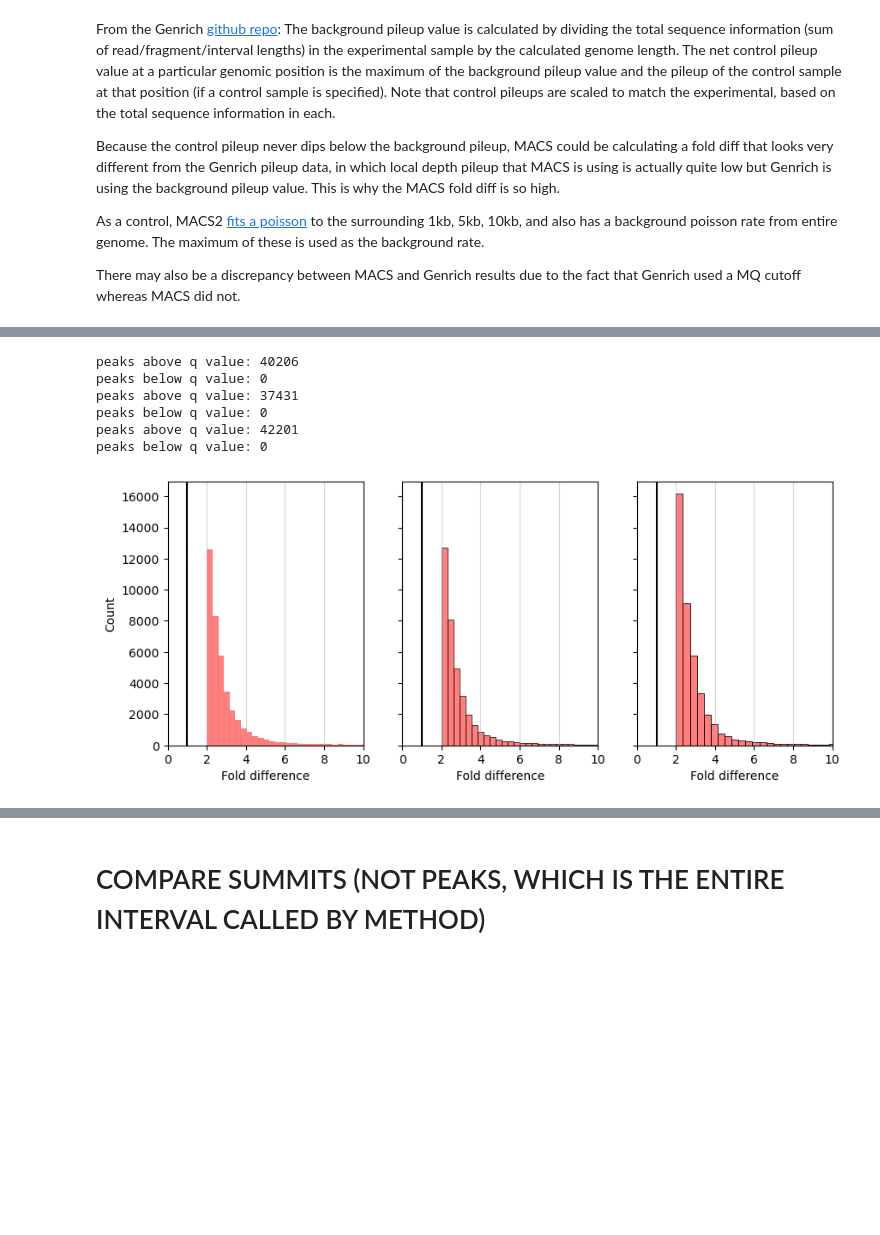
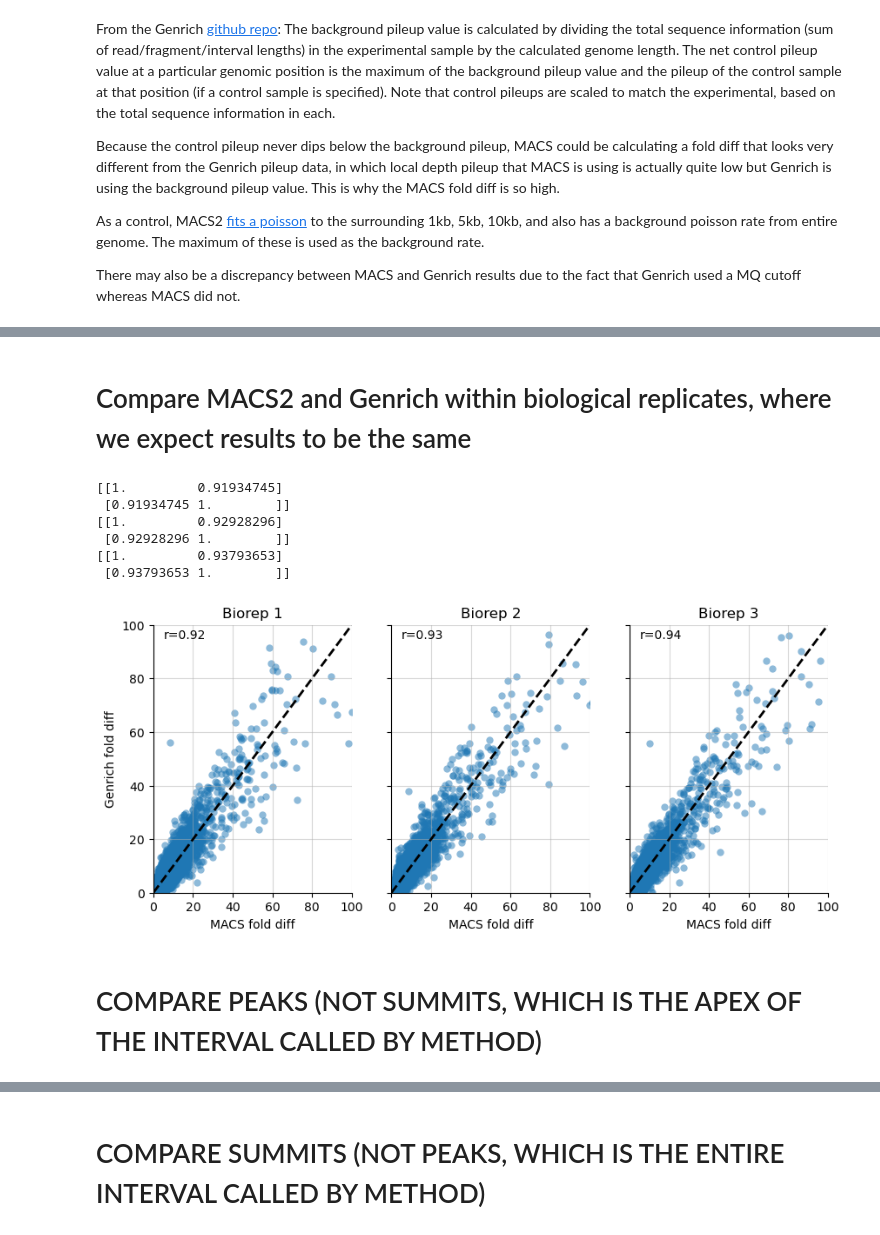
Before and after one commit to brian-arnold/STARRseq_code, a Jupyter notebook: notebooks/02_compare_peak_callers_across_bioreps.ipynb, the cells around one changed output, grey strips where cells are left out. Cells and saved outputs as stored; diff of their text form; code cells hidden in the pictures; blank space fills up the shorter version.

```diff
--- a/notebooks/02_compare_peak_callers_across_bioreps.ipynb
+++ b/notebooks/02_compare_peak_callers_across_bioreps.ipynb
@@ -111,21 +116,53 @@ axs.legend(handles, labels)
-# %%
-fig, axs = plt.subplots(1, 3, figsize=(10, 4), sharex=True, sharey=True)
-for i,m in enumerate(macs_dfs):
-    a = m['signalValue'][m['qValue'] > 1.3]
-    b = m['signalValue'][m['qValue'] <= 1.3]
-    sns.histplot(a, color="red", alpha=0.5, stat='count', bins=1000, ax=axs[i])
-    sns.histplot(b, color="blue", alpha=0.5, stat='count', bins=5, ax=axs[i])
-    axs[i].set_xlim(0,10)
-    axs[i].axvline(x=1, color="black")
-    axs[i].set_xlabel("Fold difference")
-    axs[i].grid(axis='x', alpha=0.5)
-    print("peaks above q value:", len(a))
-    print("peaks below q value:", len(b))
-# %% [output]
-peaks above q value: 40206
-peaks below q value: 0
-peaks above q value: 37431
-peaks below q value: 0
-peaks above q value: 42201
-peaks below q value: 0
-[figure, removed]
+# %% [markdown]
+# Compare MACS2 and Genrich within biological replicates, where we expect results to be the same
+# %%
+for m in macs_dfs:
+    # convert peak/summit coordinate into an interval to overlap with pyranges
+    m['peak_coord_1'] = m['peak_coord'] + 1
+
+# gather relevant columns, put in new list of dataframes
+macs_summit_dfs = [m[['Chromosome', 'peak_coord', 'peak_coord_1', 'signalValue']] for m in macs_dfs]
+
+# rename columns to match pyranges format
+for m in macs_summit_dfs:
+    m.columns = ['Chromosome', 'Start', 'End', 'signalValue']
+
+# convert df to pyranges object
+macs_summit_prs = [pr.PyRanges(m) for m in macs_summit_dfs]
+pileup_prs = [pr.PyRanges(p) for p in pileup_dfs]
+
+# overlap macs peaks with genrich pileups
+macs_with_pileup_dfs = []
+for p,m in zip(pileup_prs, macs_summit_prs):
+    macs_with_pileup_dfs.append( p.join(m, how="right").df )
+# %%
+for m in macs_with_pileup_dfs:
+    print(np.corrcoef(m.fold_diff, m.signalValue))
+# %% [output]
+[[1.         0.91934745]
+ [0.91934745 1.        ]]
+[[1.         0.92928296]
+ [0.92928296 1.        ]]
+[[1.         0.93793653]
+ [0.93793653 1.        ]]
+# %%
+fig, axs = plt.subplots(1, 3, figsize=(10, 4), sharex=True, sharey=True)
+for i,m in enumerate(macs_with_pileup_dfs):
+    sns.scatterplot(x=m.signalValue, y=m.fold_diff, ax=axs[i], linewidth=0, alpha=0.5)
+    axs[i].set_title(f"Biorep {i+1}")
+    axs[i].set_xlabel("MACS fold diff")
+    axs[i].set_ylabel("Genrich fold diff")
+    axs[i].set_xlim(0,100)
+    axs[i].set_ylim(0,100)
+    axs[i].plot([0, 100], [0, 100], linewidth=2, color='black', linestyle='--')
+    # add grid lines
+    axs[i].grid(True, alpha=0.5)
+    # add correlation coefficient in plot
+    corr = np.corrcoef(m.fold_diff, m.signalValue)[0,1]
+    axs[i].text(0.05, 0.95, f"r={corr:.2f}", transform=axs[i].transAxes)
+
+sns.despine()
+# %% [output]
+[figure, added]
+# %% [markdown]
+# COMPARE PEAKS (NOT SUMMITS, WHICH IS THE APEX OF THE INTERVAL CALLED BY METHOD)
```
Also changed, not shown: parts of 69 cells of this notebook, 2 other files.
